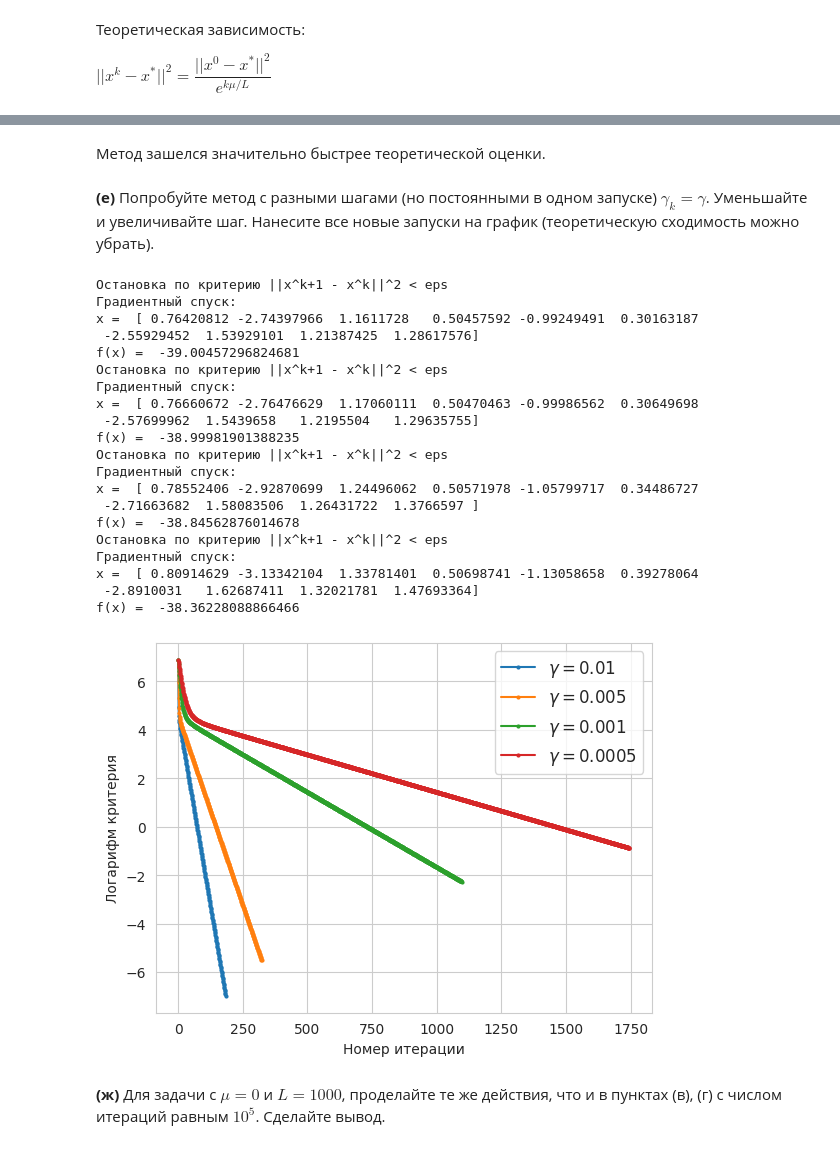
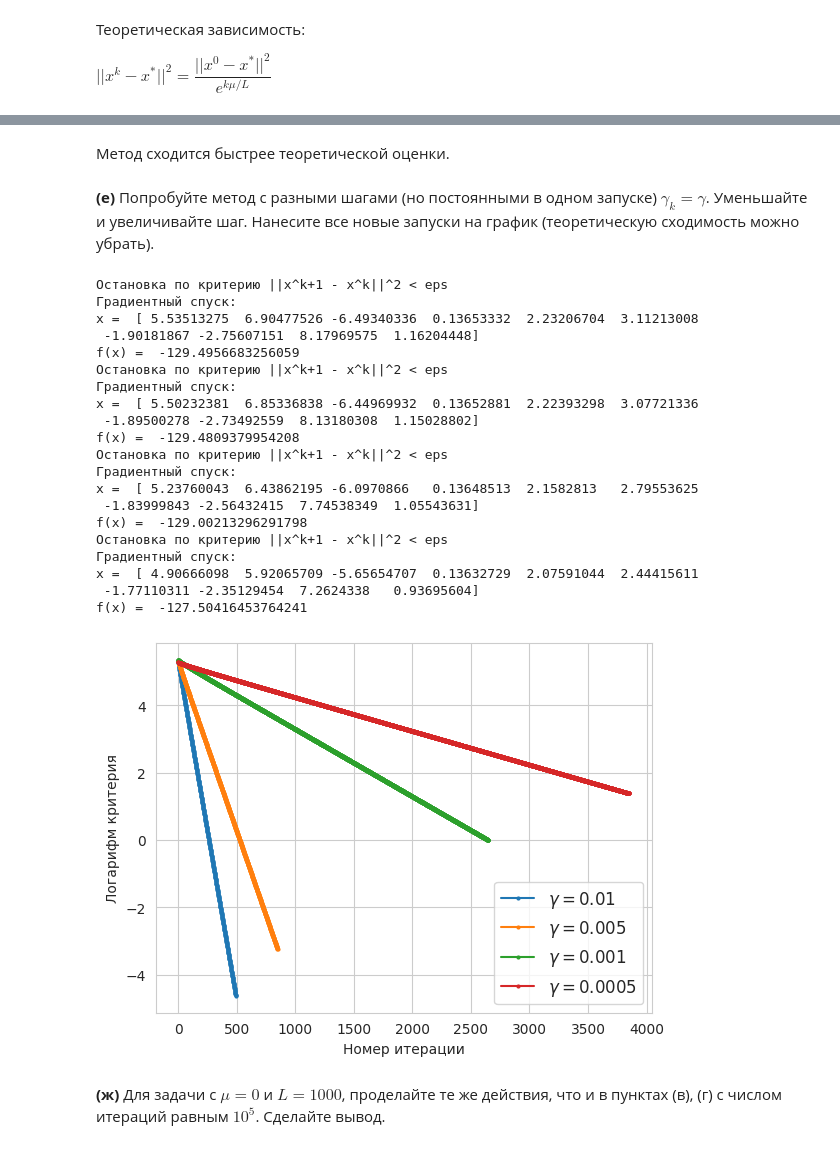
Before and after one commit to featztex/optimization, a Jupyter notebook: hw/Emelyanov_HW_1.ipynb, the cells around one changed output, grey strips where cells are left out. Saved outputs shown, nothing was run; the diff lists cells and outputs as text; code cells hidden in the pictures.

```diff
--- a/hw/Emelyanov_HW_1.ipynb
+++ b/hw/Emelyanov_HW_1.ipynb
@@ -104,30 +95,28 @@ x_{k+1} = x_k - \gamma_k \nabla f(x_k),
 \end{equation}
 для квадратичной функции с матрицей, которую сгенерировали выше и произвольным вектором $b$ (лучше ненулевым). Желательно, уже сейчас и метод, и подсчет градиента реализовывать, как отдельные функции, при этом чтобы метод принимал саму целевую функцию (или ее градиент), как параметр. В дальнейшем будет легче менять целевую функцию в задаче минимизации и тестировать разные методы.
 # %%
-#ответ
-def f(x):
+def f(x, A, b):
     return 0.5 * x.T @ A @ x - b.T @ x
 
-def grad(x):
+def grad(x, A, b):
     return A @ x - b
 
-def step(x, gamma):
-    return x - gamma * grad(x)
+def gd(gamma=0.01, eps=1e-6, A=np.zeros((d, d)), b=np.zeros((d,))):
 
-def gd(x, gamma=0.01, eps=1e-6):
-    f_vals = [f(x)]
+    x = np.random.uniform(low=0, high=1, size=(A.shape[0],))
+    f_vals = [f(x, A, b)]
     iters = [x]
     k = 0
 
     # остановка по критерию ||x_k+1 - x_k||^2 < eps
     while 1:
-        x_0 = x
-        x = step(x_0, gamma)
+        x0 = x
+        x = x0 - gamma * grad(x0, A, b)
         k = k + 1
-        f_vals.append(f(x))
+        f_vals.append(f(x, A, b))
         iters.append(x)
 
-        error = np.linalg.norm(x - x_0)**2
+        error = np.linalg.norm(x - x0)**2
         if error < eps:
             print("Остановка по критерию ||x^k+1 - x^k||^2 < eps")
             break
@@ -181,14 +161,10 @@ import math
 
 plt.figure(figsize=(10, 5))
 
-x_vals, f_vals = gd(x=x_0, eps=1e-6)
+x_vals, f_vals = gd(A=A, b=b)
 err = [np.linalg.norm(x_vals[k] - y)**2 for k in range(len(x_vals))]
 
 n = [i for i in range(len(x_vals))]
-plt.plot(n, err, 'darkblue', marker='o', markersize=4)
-plt.xlabel(u'Номер итерации')
-plt.ylabel(u'Значение критерия')
-plt.show()
 
 plt.plot(n, np.log(err), 'darkblue', marker='o', markersize=4)
 plt.xlabel(u'Номер итерации')
@@ -226,47 +202,45 @@ plt.show()
 # %% [markdown]
-Метод зашелся значительно быстрее теоретической оценки.
+Метод сходится быстрее теоретической оценки.
 # %% [markdown]
 __(e)__ Попробуйте метод с разными шагами (но постоянными в одном запуске) $\gamma_k = \gamma$. Уменьшайте и увеличивайте шаг. Нанесите все новые запуски на график (теоретическую сходимость можно убрать).
 # %%
-#ответ
-
 gammas = [0.01, 0.005, 0.001, 0.0005]
 
 sb.set_style("whitegrid")
 
 plt.xlabel(u"Номер итерации")
 plt.ylabel(u"Логарифм критерия")
 
 for gamma in gammas:
-    x_vals, _ = gd(x_0, gamma)
+    x_vals, _ = gd(gamma=gamma, A=A, b=b)
     err = [np.linalg.norm(x_vals[k] - y)**2 for k in range(len(x_vals))]
     xx = np.array(range(1, len(err) + 1))
     plt.plot(xx, np.log(err), marker='o', markersize=2, label = r"$\gamma = $" + str(gamma))
 
 plt.legend(fontsize=12)
 plt.show()
 # %% [output]
 Остановка по критерию ||x^k+1 - x^k||^2 < eps
 Градиентный спуск:
-x =  [ 0.76420812 -2.74397966  1.1611728   0.50457592 -0.99249491  0.30163187
- -2.55929452  1.53929101  1.21387425  1.28617576]
-f(x) =  -39.00457296824681
+x =  [ 5.53513275  6.90477526 -6.49340336  0.13653332  2.23206704  3.11213008
+ -1.90181867 -2.75607151  8.17969575  1.16204448]
+f(x) =  -129.4956683256059
 Остановка по критерию ||x^k+1 - x^k||^2 < eps
 Градиентный спуск:
-x =  [ 0.76660672 -2.76476629  1.17060111  0.50470463 -0.99986562  0.30649698
- -2.57699962  1.5439658   1.2195504   1.29635755]
-f(x) =  -38.99981901388235
+x =  [ 5.50232381  6.85336838 -6.44969932  0.13652881  2.22393298  3.07721336
+ -1.89500278 -2.73492559  8.13180308  1.15028802]
+f(x) =  -129.4809379954208
 Остановка по критерию ||x^k+1 - x^k||^2 < eps
 Градиентный спуск:
-x =  [ 0.78552406 -2.92870699  1.24496062  0.50571978 -1.05799717  0.34486727
- -2.71663682  1.58083506  1.26431722  1.3766597 ]
-f(x) =  -38.84562876014678
+x =  [ 5.23760043  6.43862195 -6.0970866   0.13648513  2.1582813   2.79553625
+ -1.83999843 -2.56432415  7.74538349  1.05543631]
+f(x) =  -129.00213296291798
 Остановка по критерию ||x^k+1 - x^k||^2 < eps
 Градиентный спуск:
-x =  [ 0.80914629 -3.13342104  1.33781401  0.50698741 -1.13058658  0.39278064
- -2.8910031   1.62687411  1.32021781  1.47693364]
-f(x) =  -38.36228088866466
+x =  [ 4.90666098  5.92065709 -5.65654707  0.13632729  2.07591044  2.44415611
+ -1.77110311 -2.35129454  7.2624338   0.93695604]
+f(x) =  -127.50416453764241
-[figure, old version]
+[figure, new version]
 # %% [markdown]
 __(ж)__ Для задачи с $\mu = 0$ и $L = 1000$, проделайте те же действия, что и в пунктах (в), (г) с числом итераций равным $10^5$. Сделайте вывод.
 # %% [markdown]
```
Also changed, not shown: parts of 33 cells of this notebook.
